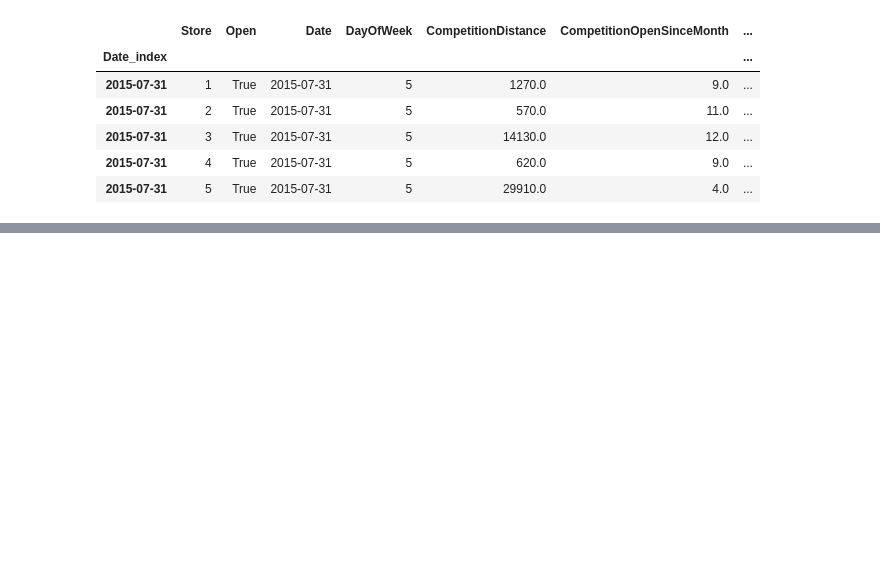
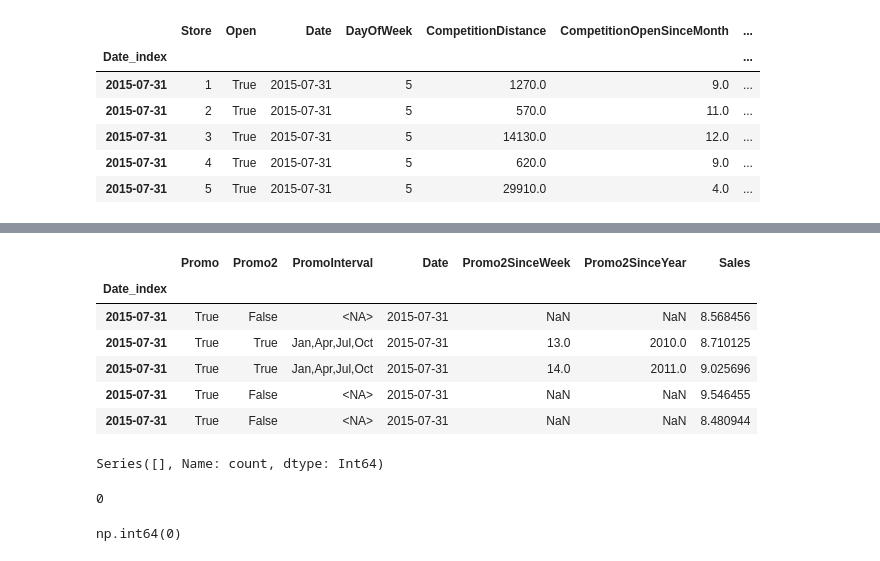
Before and after one commit to AhmedMagdy-GH/sales-forecasting-optimization, a Jupyter notebook: Notebooks/Preprocessing/03_data_cleaning.ipynb, the cells around one changed output, grey strips where cells are left out. Saved outputs shown, nothing was run; the diff lists cells and outputs as text; code cells hidden in the pictures; blank space fills up the shorter version.

```diff
--- a/Notebooks/Preprocessing/03_data_cleaning.ipynb
+++ b/Notebooks/Preprocessing/03_data_cleaning.ipynb
@@ -348,0 +388,18 @@ data.drop(columns="Open",inplace= True)
+# %%
+data[['Promo', 'Promo2', 'PromoInterval', 'Date', 'Promo2SinceWeek', 'Promo2SinceYear', 'Sales']].head()
+# %% [output]
+|  | Promo | Promo2 | PromoInterval | Date | Promo2SinceWeek | Promo2SinceYear | Sales |
+| Date_index |  |  |  |  |  |  |  |
+| 2015-07-31 | True | False | <NA> | 2015-07-31 | NaN | NaN | 8.568456 |
+| 2015-07-31 | True | True | Jan,Apr,Jul,Oct | 2015-07-31 | 13.0 | 2010.0 | 8.710125 |
+| 2015-07-31 | True | True | Jan,Apr,Jul,Oct | 2015-07-31 | 14.0 | 2011.0 | 9.025696 |
+| 2015-07-31 | True | False | <NA> | 2015-07-31 | NaN | NaN | 9.546455 |
+| 2015-07-31 | True | False | <NA> | 2015-07-31 | NaN | NaN | 8.480944 |
+# %%
+data[data.Promo2 == False]["PromoInterval"].value_counts()
+# %% [output]
+Series([], Name: count, dtype: Int64)
+# %%
+data[data.Promo2 == False]["Promo2SinceWeek"].nunique()
+# %% [output]
+0
@@ -348,0 +410,4 @@ data.drop(columns="Open",inplace= True)
+# %%
+data.PromoInterval.isna().sum()
+# %% [output]
+np.int64(0)
```
Also changed, not shown: parts of 16 cells of this notebook, 1 other file.
